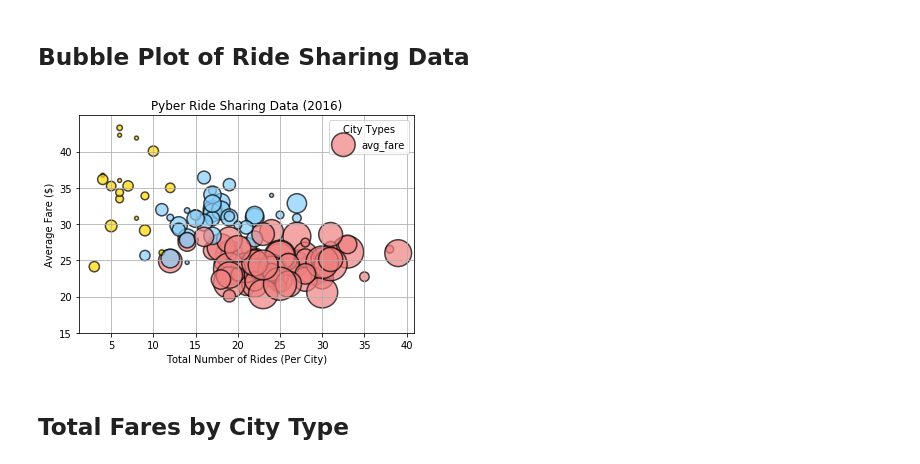
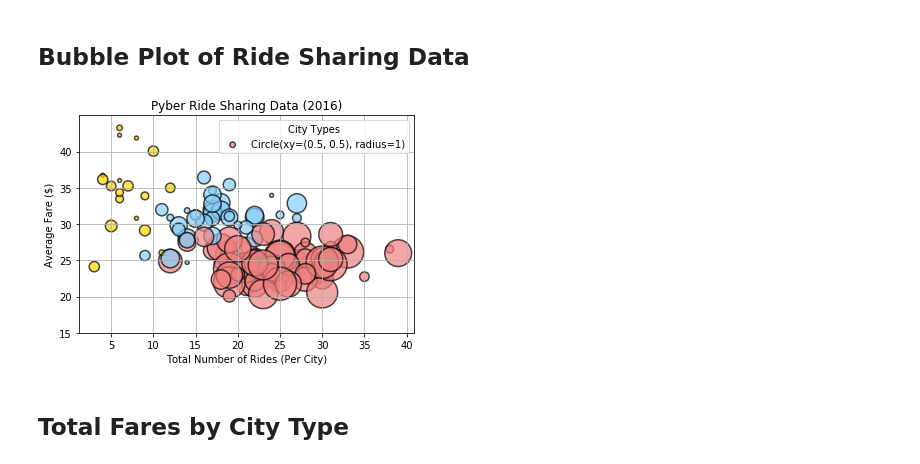
Before and after one commit to jmosky/UDEN201811DATA3, a Jupyter notebook: Week 5/pyber.ipynb, the cells around one changed output. Drawn from its saved outputs; the diff is of its cells as text; code cells hidden in the pictures.

Commit message:
Added start to manually made legend.

```diff
--- a/Week 5/pyber.ipynb
+++ b/Week 5/pyber.ipynb
@@ -65,25 +66,33 @@ df.head()
 # %%
 # This is what the final result should look like: http://cld.wthms.co/kixqQa/7wsckAseie
 
 # Clear anything created before.
 plt.cla()   # Clear axis
 plt.clf()   # Clear figure
 plt.close() # Close a figure window
 
 # Create plot.
 colors = df.type.map({'Urban':'lightcoral', 'Suburban':'lightskyblue', 'Rural':'gold'})
 plt.scatter(x = df['ride_count'], y = df['avg_fare'], s = df['driver_count']*15, c = colors, alpha=0.7 , edgecolor='black', linewidths=1.5)
 plt.xlabel("Total Number of Rides (Per City)")
 plt.ylabel("Average Fare ($)")
 plt.title("Pyber Ride Sharing Data (2016)")
 plt.ylim([15, 45])
 plt.yticks(np.arange(15, 45, 5))
-# TUTOR: Is there a way to set the legent without adding another column in the dataframe?
+
+# TUTOR: Is there a way to set the legend without adding another column in the dataframe?
 # Without the use of patchList or Line2D?
-plt.legend(loc='upper right', title='City Types')
+
+types = ['Urban','Suburban','Rural']
+legend_elements = [ptc.Circle((0.5, 0.5), 1, facecolor=colors[i], linewidth=3) for i in range(len(types))]
+lgnd = plt.legend(legend_elements,loc='upper right', title='City Types')
+lgnd.legendHandles[0]._sizes = [30]
+# lgnd.legendHandles[1]._sizes = [30]
+# lgnd.legendHandles[2]._sizes = [30]
+
 plt.grid()
 # %% [output]
-[figure, old version]
+[figure, new version]
 # %% [markdown]
 ## Total Fares by City Type
 # %%
```
Also changed, not shown: parts of 1 cell of this notebook, 3 other files.
